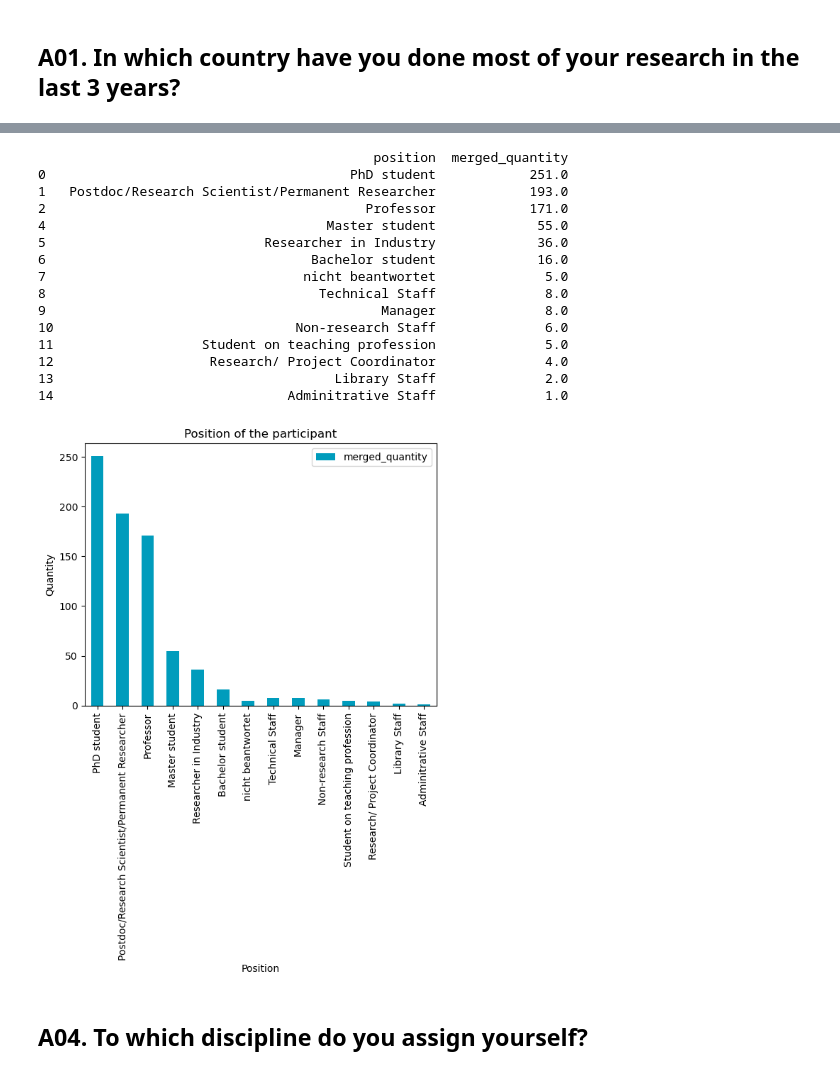
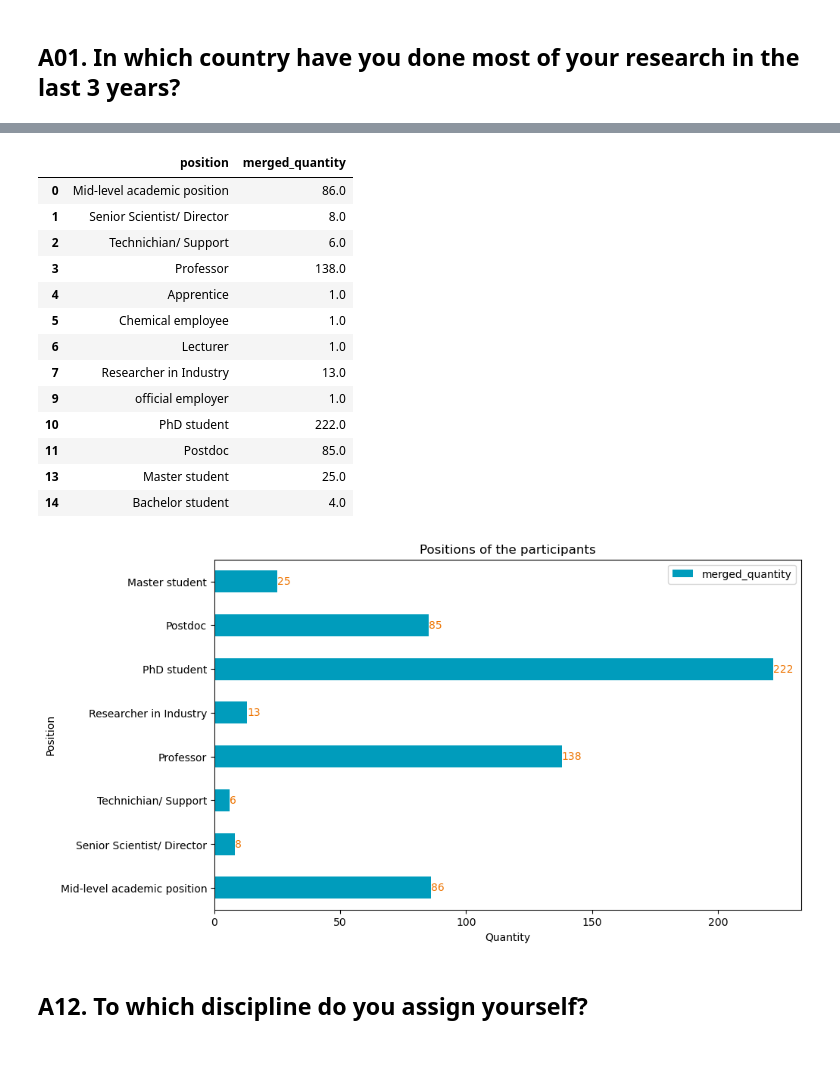
Before and after one commit to DanielaACUB/2022.2023_Data_Librarian_Daniela_Hausen, a Jupyter notebook: Modul_6/General Information - Auswertung der Community-Umfrage von NFDI4Chem (2019).ipynb, the cells around one changed output, grey strips where cells are left out. Drawn from its saved outputs; the diff is of its cells as text; code cells hidden in the pictures.

```diff
--- a/Modul_6/General Information - Auswertung der Community-Umfrage von NFDI4Chem (2019).ipynb
+++ b/Modul_6/General Information - Auswertung der Community-Umfrage von NFDI4Chem (2019).ipynb
@@ -396,5 +349,5 @@ df_cleanquest_2023[["CASE","A002"]]
 # %%
-values_A002=df_values[df_values["VAR"]=="A002"]
-values_A002
+values_A010=df_values_2019[df_values_2019["VAR"]=="A010"]
+values_A010
 # %% [output]
 |  | VAR | RESPONSE | MEANING |
@@ -657,4 +531,10 @@ df_cleanquest_2023[["CASE","A003","A003_07"]]
 # %%
-values_A003=df_values[df_values["VAR"]=="A003"]
-values_A003
+values_A011=df_values_2019[df_values_2019["VAR"]=="A011"]
+
+df_cleanquest_2019["A011"] = df_cleanquest_2019["A011"].astype(str)
+values_A011["RESPONSE"] = values_A011["RESPONSE"].astype(str)
+
+# Zahlen in den Zellen gegen die Bedeutung ersetzen
+df_cleanquest_2019["A011-m"]=df_cleanquest_2019["A011"].map(values_A011.drop_duplicates("RESPONSE").set_index("RESPONSE")["MEANING"])
+df_cleanquest_2019["A011-m"]
 # %% [output]
@@ -887,37 +654,49 @@ df_A003_merge
 # %%
-# Zeile mit Index 3 löschen, weil sie in den Freitextantworten aufgeschlüsselt wurde und als solche eingefügt wurden.
-df_A003_merge = df_A003_merge.drop(3)
-print(df_A003_merge)
+# Zeile mit Index 8 und 12 löschen, weil sie in den Freitextantworten aufgeschlüsselt wurde und als solche eingefügt wurden.
+rows_to_delete = [8,12]
+
+df_A011_merge = df_A011_merge.drop(rows_to_delete)
+df_A011_merge
 # %% [output]
-                                           position  merged_quantity
-0                                       PhD student            251.0
-1   Postdoc/Research Scientist/Permanent Researcher            193.0
-2                                         Professor            171.0
-4                                    Master student             55.0
-5                            Researcher in Industry             36.0
-6                                  Bachelor student             16.0
-7                                 nicht beantwortet              5.0
-8                                   Technical Staff              8.0
-9                                           Manager              8.0
-10                               Non-research Staff              6.0
-11                   Student on teaching profession              5.0
-12                    Research/ Project Coordinator              4.0
-13                                    Library Staff              2.0
-14                              Adminitrative Staff              1.0
+|  | position | merged_quantity |
+| 0 | Mid-level academic position | 86.0 |
+| 1 | Senior Scientist/ Director | 8.0 |
+| 2 | Technichian/ Support | 6.0 |
+| 3 | Professor | 138.0 |
+| 4 | Apprentice | 1.0 |
+| 5 | Chemical employee | 1.0 |
+| 6 | Lecturer | 1.0 |
+| 7 | Researcher in Industry | 13.0 |
+| 9 | official employer | 1.0 |
+| 10 | PhD student | 222.0 |
+| 11 | Postdoc | 85.0 |
+| 13 | Master student | 25.0 |
+| 14 | Bachelor student | 4.0 |
 # %%
-# Spalte "position" als Index setzen
-df_A003_merge.set_index('position', inplace=True)
+# Zeilen mit einer Quantity von über 4 filtern
+df_A011_merge_filtered = df_A011_merge[df_A011_merge['merged_quantity'] > 4]
 
-df_A003_merge.plot.bar(color=petrol_rgb)
+# Spalte "Position" als Index setzen
+df_A011_merge_filtered.set_index('position', inplace=True)
 
-plt.xlabel('Position')
-plt.ylabel('Quantity')
-plt.title('Position of the participant')
+fig, ax = plt.subplots(figsize=(10, 6))  # Hier kannst du die Größe des Diagramms anpassen
+
+# Daten als horizontales Balkendiagramm plotten
+bars_A011 = df_A011_merge_filtered.plot.barh(ax=ax, color=petrol_rgb)
+
+# absoluten Werte in die Balken einfügen
+for bar in bars_A011.patches:
+    ax.text(bar.get_width(), bar.get_y() + bar.get_height() / 2, int(bar.get_width()),
+            va='center', ha='left', color=orange_rgb)
+
+plt.xlabel('Quantity')
+plt.ylabel('Position')
+plt.title('Positions of the participants')
 
 # Diagramm anzeigen
 plt.show()
 # %% [output]
-[figure, old version]
+[figure, new version]
 # %% [markdown]
-## A04. To which discipline do you assign yourself?
+## A12. To which discipline do you assign yourself?
 # %%
```
Also changed, not shown: parts of 70 cells of this notebook, 3 other files.
